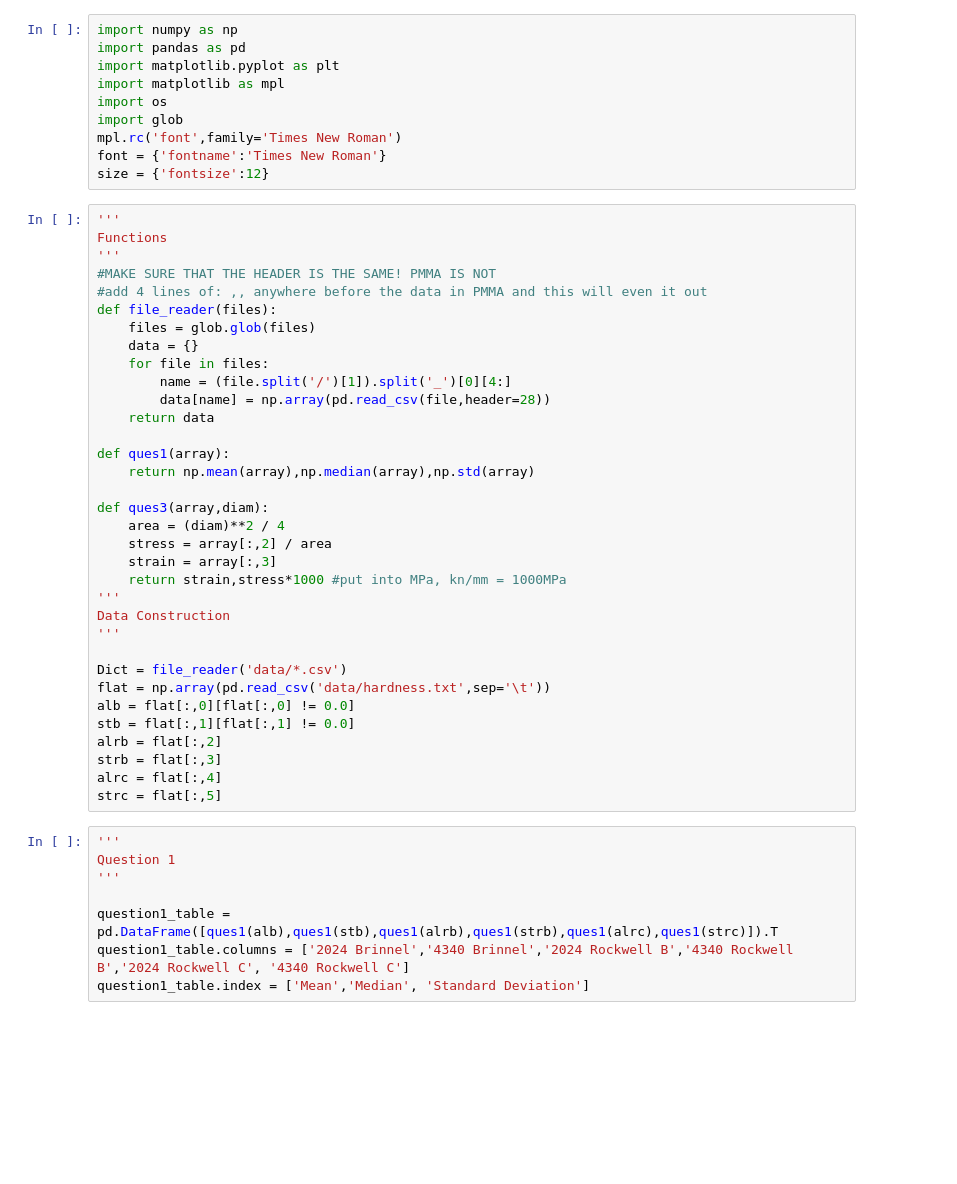
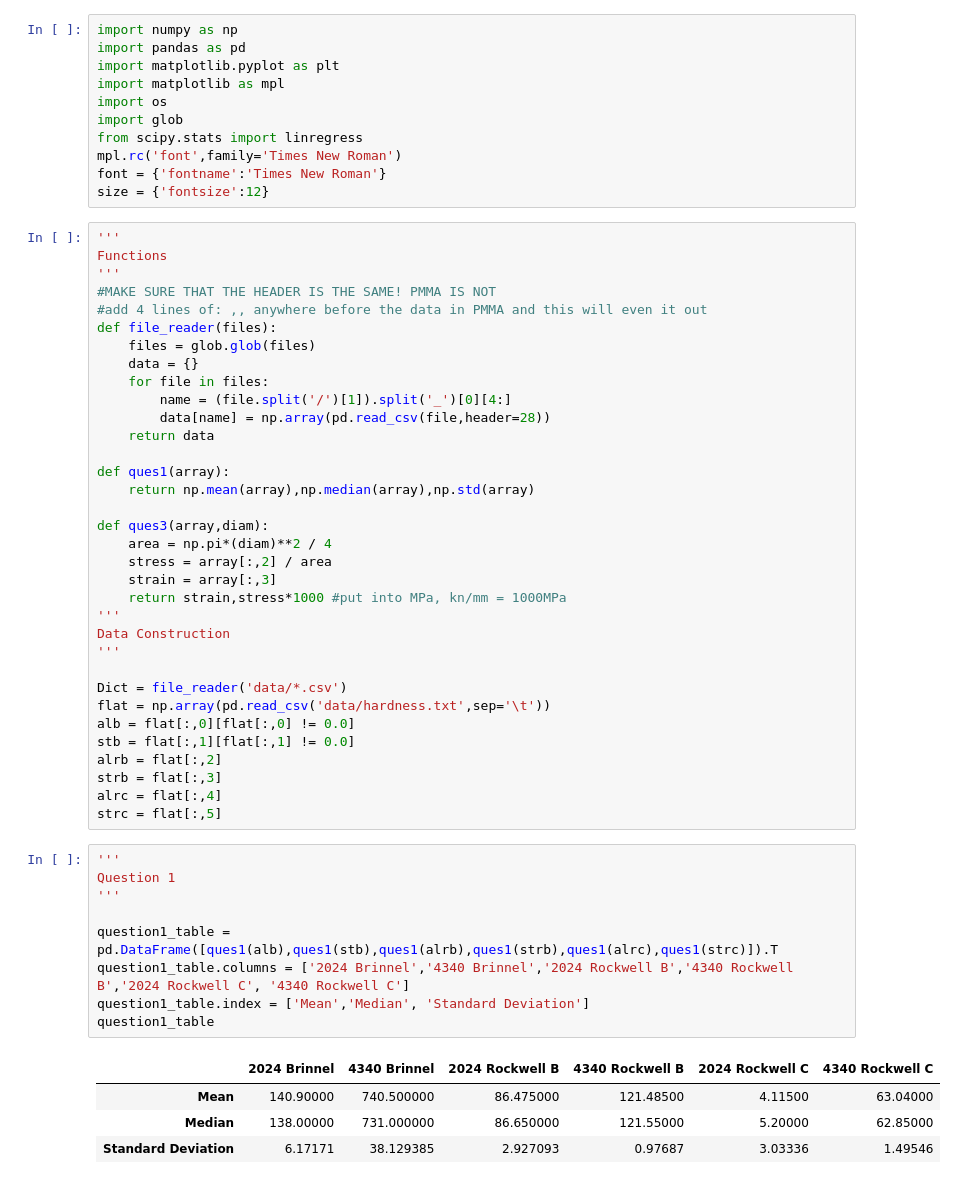
Before and after one commit to nglaser3/NPRE432_Materials, a Jupyter notebook: Lab1/lab1_python.ipynb, the cells around one changed output. Drawn from its saved outputs; the diff is of its cells as text; blank space fills up the shorter version.

```diff
--- a/Lab1/lab1_python.ipynb
+++ b/Lab1/lab1_python.ipynb
@@ -5,6 +5,7 @@ import matplotlib.pyplot as plt
 import matplotlib as mpl
 import os
 import glob
+from scipy.stats import linregress
 mpl.rc('font',family='Times New Roman')
 font = {'fontname':'Times New Roman'}
 size = {'fontsize':12}
@@ -26,7 +27,7 @@ def ques1(array):
     return np.mean(array),np.median(array),np.std(array)
 
 def ques3(array,diam):
-    area = (diam)**2 / 4
+    area = np.pi*(diam)**2 / 4
     stress = array[:,2] / area
     strain = array[:,3]
     return strain,stress*1000 #put into MPa, kn/mm = 1000MPa
@@ -45,11 +46,17 @@ strc = flat[:,5]
 # %%
 '''
 Question 1
 '''
 
 question1_table = pd.DataFrame([ques1(alb),ques1(stb),ques1(alrb),ques1(strb),ques1(alrc),ques1(strc)]).T
 question1_table.columns = ['2024 Brinnel','4340 Brinnel','2024 Rockwell B','4340 Rockwell B','2024 Rockwell C', '4340 Rockwell C']
 question1_table.index = ['Mean','Median', 'Standard Deviation']
+question1_table
+# %% [output]
+|  | 2024 Brinnel | 4340 Brinnel | 2024 Rockwell B | 4340 Rockwell B | 2024 Rockwell C | 4340 Rockwell C |
+| Mean | 140.90000 | 740.500000 | 86.475000 | 121.48500 | 4.11500 | 63.04000 |
+| Median | 138.00000 | 731.000000 | 86.650000 | 121.55000 | 5.20000 | 62.85000 |
+| Standard Deviation | 6.17171 | 38.129385 | 2.927093 | 0.97687 | 3.03336 | 1.49546 |
 # %%
 '''
 Question 2
```
Also changed, not shown: parts of 4 cells of this notebook, 2 other files.
